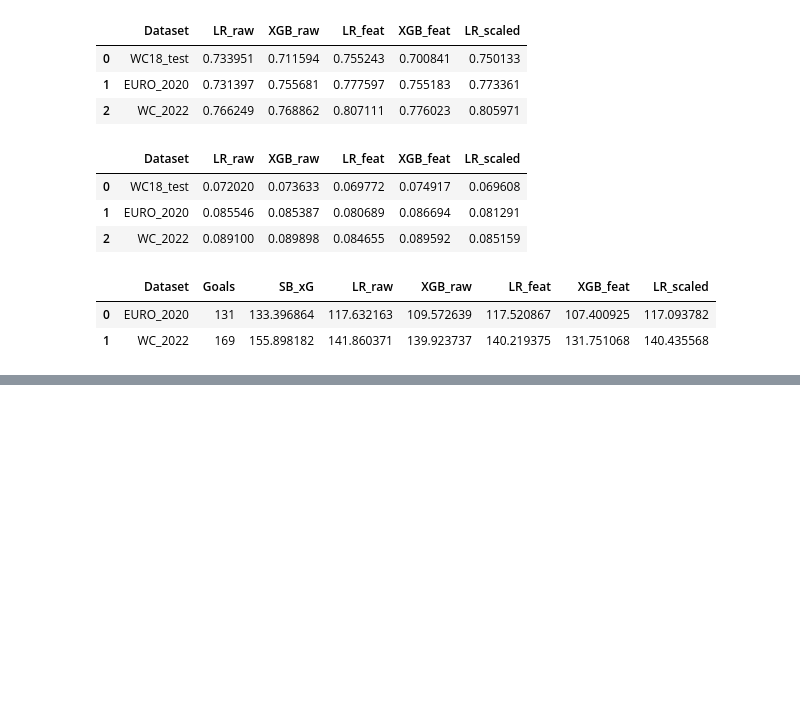
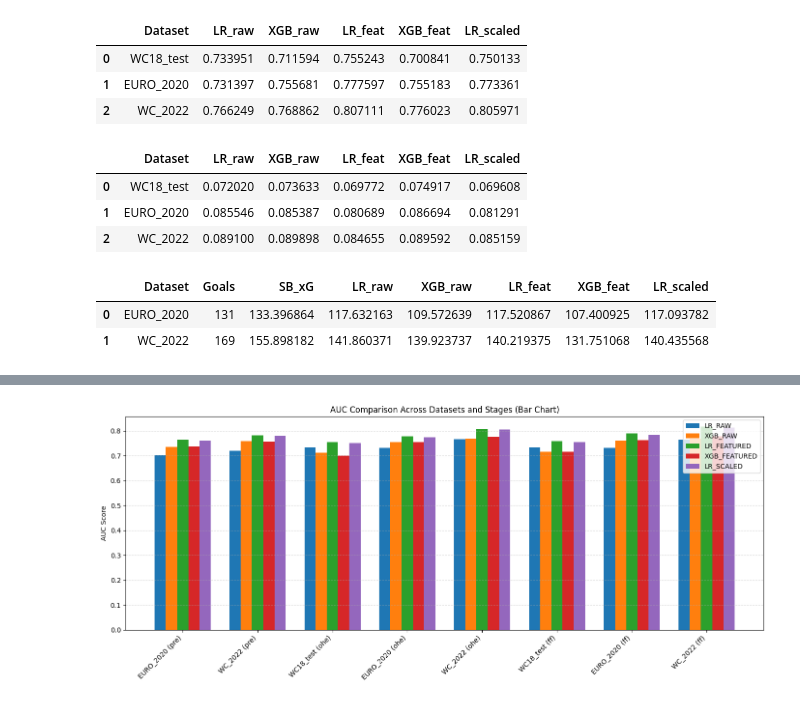
Before and after one commit to M-Traiki/Final_Project_Ironhack, a Jupyter notebook: model_training_and_evaluation.ipynb, the cells around one changed output, grey strips where cells are left out. Cells and saved outputs as stored; diff of their text form; code cells hidden in the pictures; blank space fills up the shorter version.

```diff
--- a/model_training_and_evaluation.ipynb
+++ b/model_training_and_evaluation.ipynb
@@ -1255,0 +1502,31 @@ SB xG:         155.90
+# %%
+import matplotlib.pyplot as plt
+import numpy as np
+
+# Build x-axis labels: "WC18_test (pre)"
+labels = auc_df["Dataset"] + " (" + auc_df["Stage"] + ")"
+x = np.arange(len(labels))  # positions
+
+model_list = ["lr_raw", "xgb_raw", "lr_featured", "xgb_featured", "lr_scaled"]
+num_models = len(model_list)
+
+bar_width = 0.15  # width of each bar
+plt.figure(figsize=(14, 6))
+
+for i, model in enumerate(model_list):
+    plt.bar(
+        x + i * bar_width,
+        auc_df[model],
+        width=bar_width,
+        label=model.upper()
+    )
+
+plt.xticks(x + bar_width * (num_models-1)/2, labels, rotation=45, ha="right")
+plt.ylabel("AUC Score")
+plt.title("AUC Comparison Across Datasets and Stages (Bar Chart)")
+plt.legend()
+plt.grid(axis="y", linestyle="--", alpha=0.5)
+plt.tight_layout()
+plt.show()
+# %% [output]
+[figure, added]
```
Also changed, not shown: parts of 34 cells of this notebook, 1 other file.
